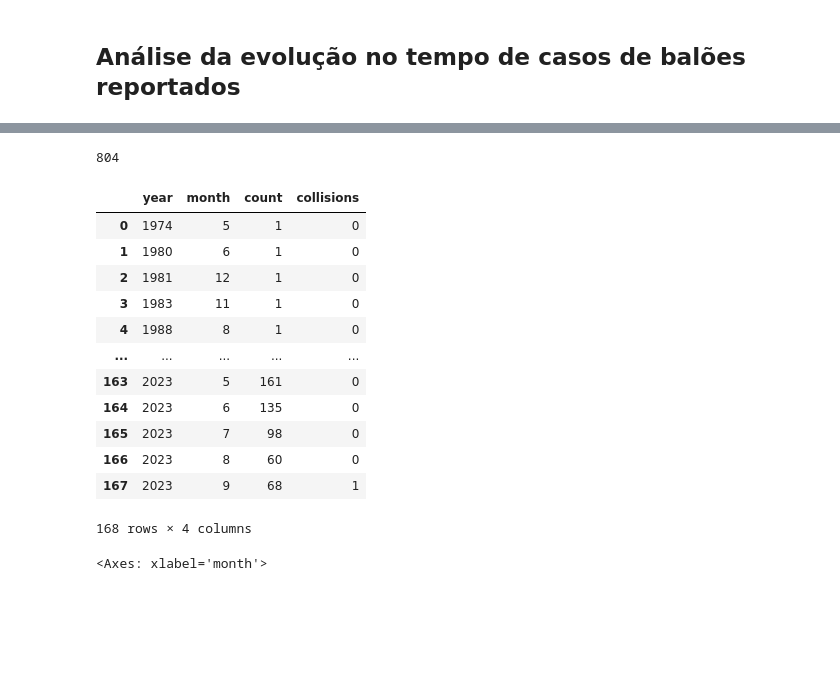
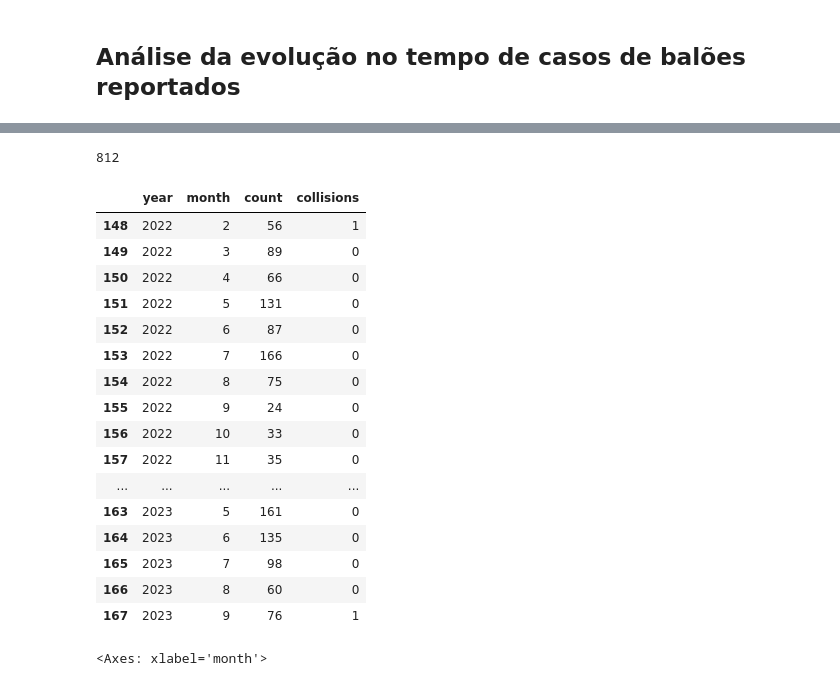
Before and after one commit to cristianfavaro/balao-aeroporto, a Jupyter notebook: analise.ipynb, the cells around one changed output, grey strips where cells are left out. Saved outputs shown, nothing was run; the diff lists cells and outputs as text; code cells hidden in the pictures; blank space fills up the shorter version.

```diff
--- a/analise.ipynb
+++ b/analise.ipynb
@@ -100,2 +95,0 @@ len(df)
-# %%
-df['Data'] = pd.to_datetime(df['Data'])
@@ -102,3 +100,5 @@ df['Data'] = pd.to_datetime(df['Data'])
+# %%
+df['Data'] = pd.to_datetime(df['Data'], format='%d/%m/%Y')
 # %%
 df.head(2)
 # %% [output]
@@ -153,23 +153,27 @@ grouped_dados_2023 = grouped_dados[grouped_dados["year"] == 2023]
 # %%
 grouped_dados_2023["count"].sum()
 # %% [output]
-804
+812
 # %%
-grouped_dados
+grouped_dados.tail(20)
 # %% [output]
 |  | year | month | count | collisions |
-| 0 | 1974 | 5 | 1 | 0 |
-| 1 | 1980 | 6 | 1 | 0 |
-| 2 | 1981 | 12 | 1 | 0 |
-| 3 | 1983 | 11 | 1 | 0 |
-| 4 | 1988 | 8 | 1 | 0 |
+| 148 | 2022 | 2 | 56 | 1 |
+| 149 | 2022 | 3 | 89 | 0 |
+| 150 | 2022 | 4 | 66 | 0 |
+| 151 | 2022 | 5 | 131 | 0 |
+| 152 | 2022 | 6 | 87 | 0 |
+| 153 | 2022 | 7 | 166 | 0 |
+| 154 | 2022 | 8 | 75 | 0 |
+| 155 | 2022 | 9 | 24 | 0 |
+| 156 | 2022 | 10 | 33 | 0 |
+| 157 | 2022 | 11 | 35 | 0 |
 | ... | ... | ... | ... | ... |
 | 163 | 2023 | 5 | 161 | 0 |
 | 164 | 2023 | 6 | 135 | 0 |
 | 165 | 2023 | 7 | 98 | 0 |
 | 166 | 2023 | 8 | 60 | 0 |
-| 167 | 2023 | 9 | 68 | 1 |
+| 167 | 2023 | 9 | 76 | 1 |
-168 rows × 4 columns
 # %%
 grouped_dados.plot.bar(x="month", y="count")
 # %% [output]
```
Also changed, not shown: parts of 22 cells of this notebook, 27 other files.
